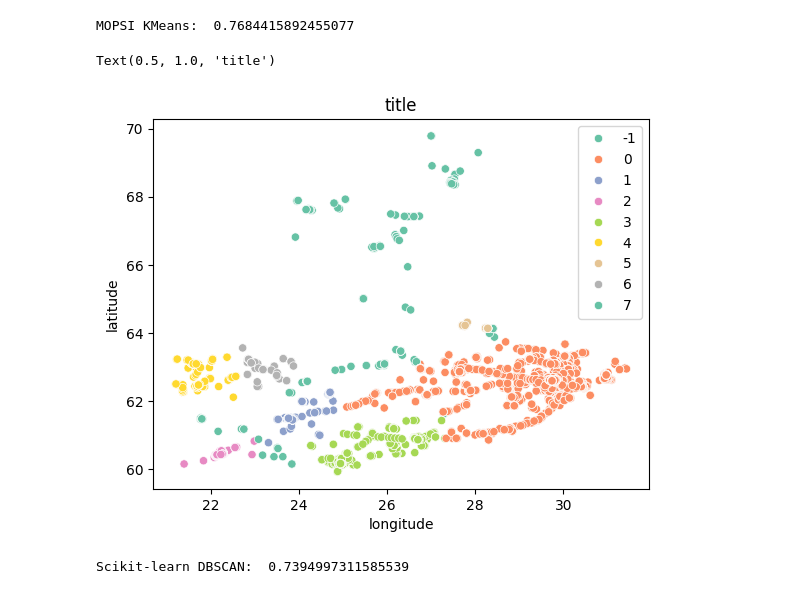
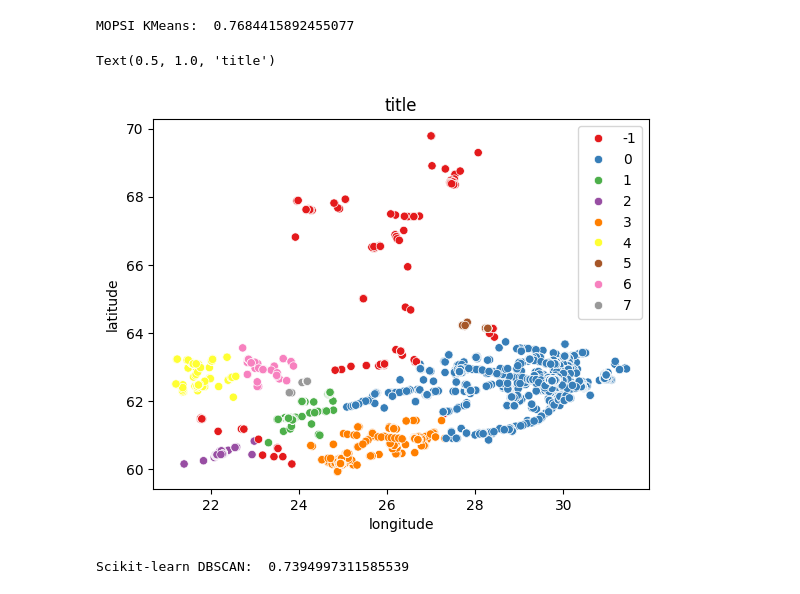
Before and after one commit to USFCA-CS663-Spring2024/kmeans-saadmalik96, a Jupyter notebook: Assignment 2 - Clustering.ipynb, the cells around one changed output. Saved outputs shown, nothing was run; the diff lists cells and outputs as text; code cells hidden in the pictures.

```diff
--- a/Assignment 2 - Clustering.ipynb
+++ b/Assignment 2 - Clustering.ipynb
@@ -347,23 +347,23 @@ MOPSI KMeans:  0.7684415892455077
 # %%
 from sklearn.cluster import DBSCAN
 import seaborn as sns
 
 db = pd.read_csv('mopsi.txt', sep='\t', header=None, names=['latitude','longitude'])
 
 db['latitude'] = db['latitude'] / 10000
 db['longitude'] = db['longitude'] / 10000
 
 
 # DBSCAN clustering
 dbscan = DBSCAN(eps=0.5, min_samples=50)
 labels = dbscan.fit_predict(db)
 
 # # Plotting
-sns.scatterplot(data=db, x=db.longitude, y=db.latitude, hue=labels, palette='Set2')
+sns.scatterplot(data=db, x=db.longitude, y=db.latitude, hue=labels, palette='Set1')
 plt.title('title')
 # %% [output]
 Text(0.5, 1.0, 'title')
-[figure, old version]
+[figure, new version]
 # %%
 sklearn_silhouette = silhouette_score(db, labels)
 print("Scikit-learn DBSCAN: ", sklearn_silhouette)
```
Also changed, not shown: parts of 1 cell of this notebook.
